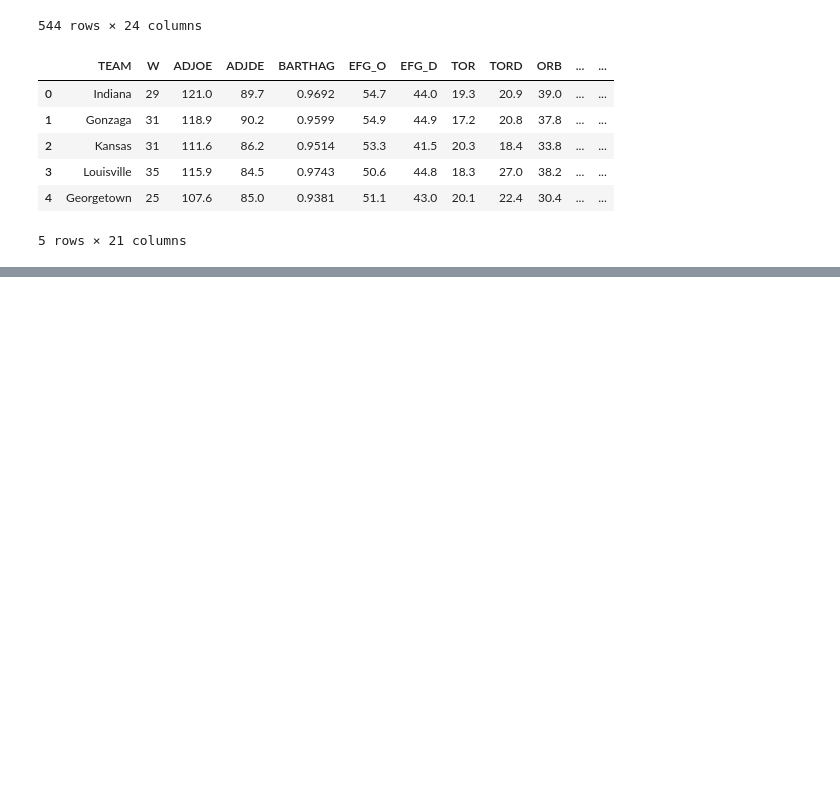
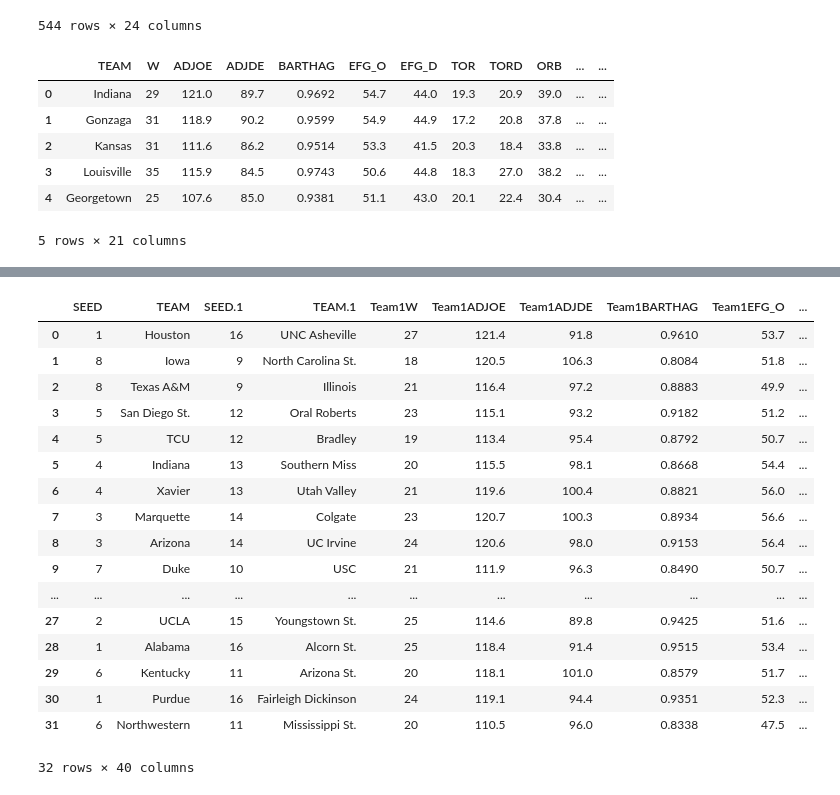
Before and after one commit to Cchristy212/group11_project4, a Jupyter notebook: march_madness.ipynb, the cells around one changed output, grey strips where cells are left out. Saved outputs shown, nothing was run; the diff lists cells and outputs as text; code cells hidden in the pictures; blank space fills up the shorter version.

```diff
--- a/march_madness.ipynb
+++ b/march_madness.ipynb
@@ -135,0 +211,3 @@ total_df
+# %%
+# Read in the current year's stats
+year_23 = pd.read_csv('Data/cbb23.csv')
@@ -135,0 +225,4 @@ total_df
+# %%
+# Read in the data for the first four
+round_zero_matchups = pd.read_csv('Data/round_zero.csv')
+round_zero_matchups
@@ -135,0 +235,6 @@ total_df
+# %%
+# Create combined dataframe for round zero
+round_zero_combined_df = round_zero_matchups.merge(year_23.add_prefix('Team1'), how='left', left_on=['TEAM'],
+                                        right_on=['Team1TEAM']).drop(['Team1TEAM'], axis=1).merge(year_23.add_prefix('Team2'),
+                                        how='left', left_on=['TEAM'], right_on=['Team2TEAM']).drop(['Team2TEAM'],axis=1)
+round_zero_combined_df
@@ -135,0 +297,4 @@ total_df
+# %%
+# Read in the first round matchups
+round_one = pd.read_csv('Data/round_one.csv')
+round_one
@@ -135,0 +319,25 @@ total_df
+# %%
+# Create combined dataframe for round one
+round_one_combined_df = round_one.merge(year_23.add_prefix('Team1'), how='left', left_on=['TEAM'],
+                                        right_on=['Team1TEAM']).drop(['Team1TEAM'], axis=1).merge(year_23.add_prefix('Team2'),
+                                        how='left', left_on=['TEAM'], right_on=['Team2TEAM']).drop(['Team2TEAM'],axis=1)
+round_one_combined_df
+# %% [output]
+|  | SEED | TEAM | SEED.1 | TEAM.1 | Team1W | Team1ADJOE | Team1ADJDE | Team1BARTHAG | Team1EFG_O | ... |
+| 0 | 1 | Houston | 16 | UNC Asheville | 27 | 121.4 | 91.8 | 0.9610 | 53.7 | ... |
+| 1 | 8 | Iowa | 9 | North Carolina St. | 18 | 120.5 | 106.3 | 0.8084 | 51.8 | ... |
+| 2 | 8 | Texas A&M | 9 | Illinois | 21 | 116.4 | 97.2 | 0.8883 | 49.9 | ... |
+| 3 | 5 | San Diego St. | 12 | Oral Roberts | 23 | 115.1 | 93.2 | 0.9182 | 51.2 | ... |
+| 4 | 5 | TCU | 12 | Bradley | 19 | 113.4 | 95.4 | 0.8792 | 50.7 | ... |
+| 5 | 4 | Indiana | 13 | Southern Miss | 20 | 115.5 | 98.1 | 0.8668 | 54.4 | ... |
+| 6 | 4 | Xavier | 13 | Utah Valley | 21 | 119.6 | 100.4 | 0.8821 | 56.0 | ... |
+| 7 | 3 | Marquette | 14 | Colgate | 23 | 120.7 | 100.3 | 0.8934 | 56.6 | ... |
+| 8 | 3 | Arizona | 14 | UC Irvine | 24 | 120.6 | 98.0 | 0.9153 | 56.4 | ... |
+| 9 | 7 | Duke | 10 | USC | 21 | 111.9 | 96.3 | 0.8490 | 50.7 | ... |
+| ... | ... | ... | ... | ... | ... | ... | ... | ... | ... | ... |
+| 27 | 2 | UCLA | 15 | Youngstown St. | 25 | 114.6 | 89.8 | 0.9425 | 51.6 | ... |
+| 28 | 1 | Alabama | 16 | Alcorn St. | 25 | 118.4 | 91.4 | 0.9515 | 53.4 | ... |
+| 29 | 6 | Kentucky | 11 | Arizona St. | 20 | 118.1 | 101.0 | 0.8579 | 51.7 | ... |
+| 30 | 1 | Purdue | 16 | Fairleigh Dickinson | 24 | 119.1 | 94.4 | 0.9351 | 52.3 | ... |
+| 31 | 6 | Northwestern | 11 | Mississippi St. | 20 | 110.5 | 96.0 | 0.8338 | 47.5 | ... |
+32 rows × 40 columns
```
Also changed, not shown: parts of 79 cells of this notebook, 9 other files.
